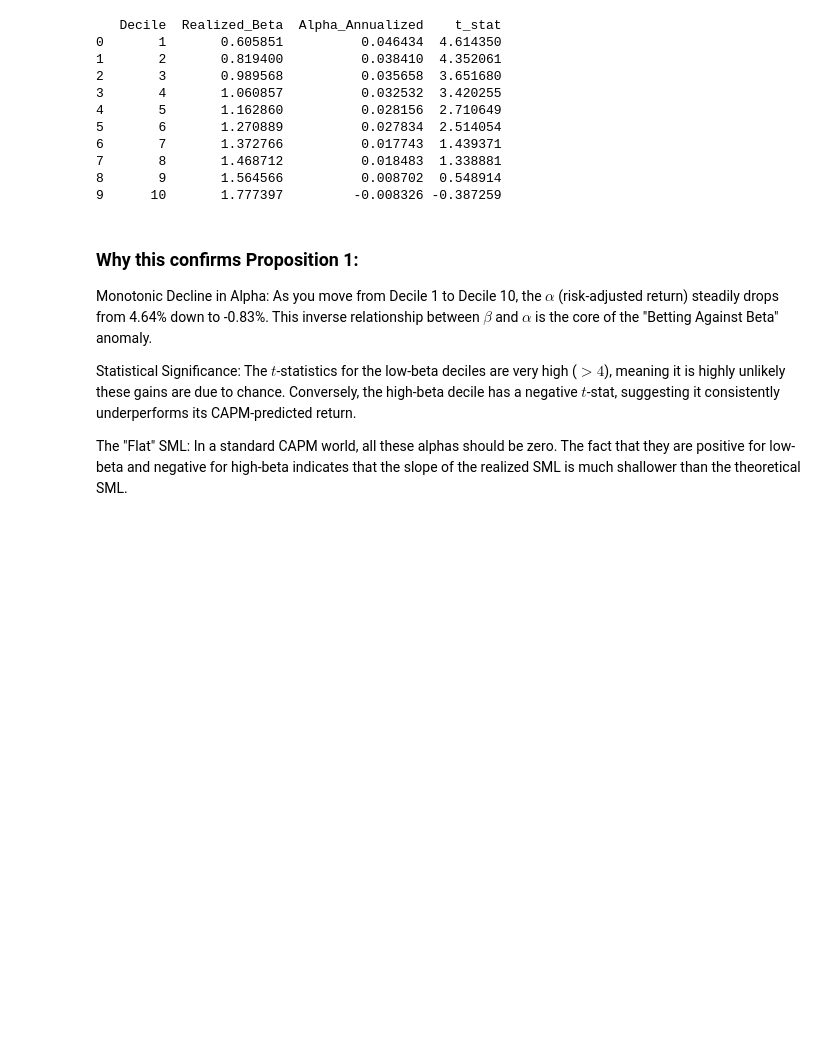
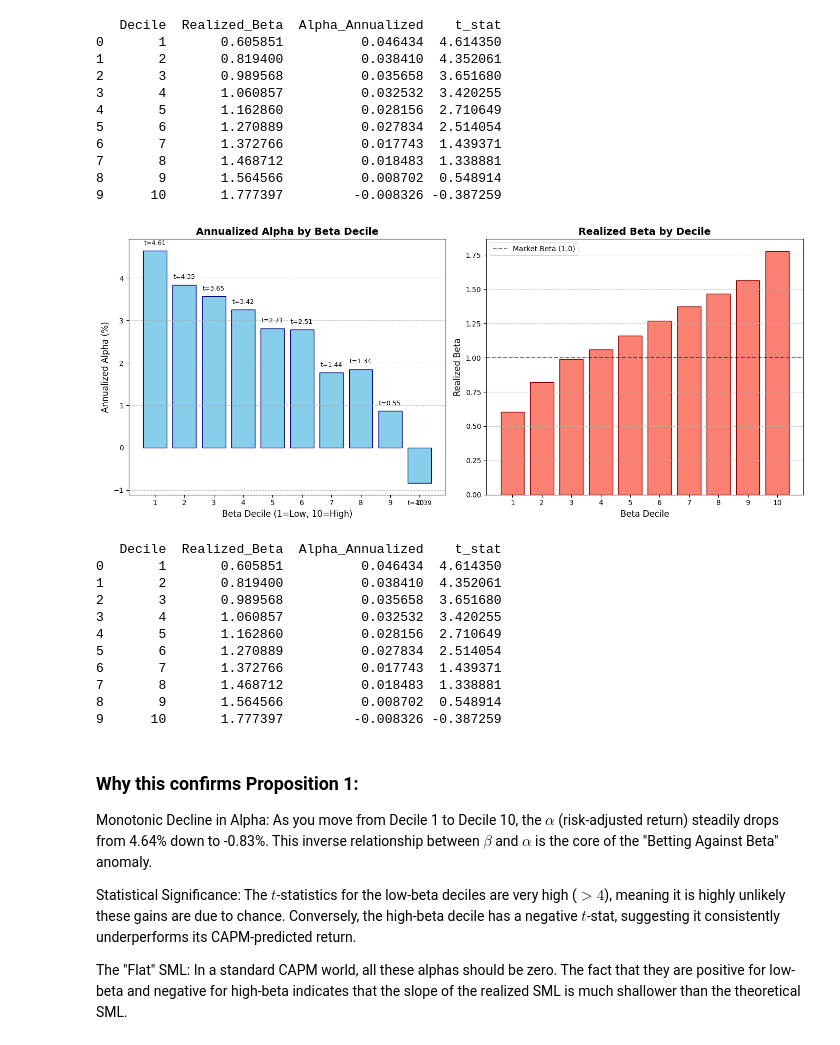
Before and after one commit to aruvins/Fund-Strategies-and-Performance, a Jupyter notebook: Final Paper/Rough Draft/bettingAgainstBeta.ipynb, the cells around one changed output. Saved outputs shown, nothing was run; the diff lists cells and outputs as text; code cells hidden in the pictures; blank space fills up the shorter version.

```diff
--- a/Final Paper/Rough Draft/bettingAgainstBeta.ipynb
+++ b/Final Paper/Rough Draft/bettingAgainstBeta.ipynb
@@ -149,6 +149,68 @@ print(results_df)
 7       8       1.468712          0.018483  1.338881
 8       9       1.564566          0.008702  0.548914
 9      10       1.777397         -0.008326 -0.387259
+# %%
+import pandas as pd
+import matplotlib.pyplot as plt
+
+# Data from the user's output
+data = {
+    'Decile': range(1, 11),
+    'Realized_Beta': [0.605851, 0.819400, 0.989568, 1.060857, 1.162860,
+                      1.270889, 1.372766, 1.468712, 1.564566, 1.777397],
+    'Alpha_Annualized': [0.046434, 0.038410, 0.035658, 0.032532, 0.028156,
+                         0.027834, 0.017743, 0.018483, 0.008702, -0.008326],
+    't_stat': [4.614350, 4.352061, 3.651680, 3.420255, 2.710649,
+               2.514054, 1.439371, 1.338881, 0.548914, -0.387259]
+}
+
+df_results = pd.DataFrame(data)
+
+# Set up the figure with two subplots
+fig, (ax1, ax2) = plt.subplots(1, 2, figsize=(14, 6))
+
+# Plot 1: Annualized Alpha
+bars1 = ax1.bar(df_results['Decile'], df_results['Alpha_Annualized'] * 100, color='skyblue', edgecolor='navy')
+ax1.set_title('Annualized Alpha by Beta Decile', fontsize=14, fontweight='bold')
+ax1.set_xlabel('Beta Decile (1=Low, 10=High)', fontsize=12)
+ax1.set_ylabel('Annualized Alpha (%)', fontsize=12)
+ax1.set_xticks(df_results['Decile'])
+ax1.grid(axis='y', linestyle='--', alpha=0.7)
+
+# Add t-stat labels on top of bars for Alpha
+for i, bar in enumerate(bars1):
+    yval = bar.get_height()
+    ax1.text(bar.get_x() + bar.get_width()/2, yval + (0.1 if yval > 0 else -0.4),
+             f't={df_results["t_stat"][i]:.2f}', ha='center', va='bottom' if yval > 0 else 'top', fontsize=9)
+
+# Plot 2: Realized Beta
+ax2.bar(df_results['Decile'], df_results['Realized_Beta'], color='salmon', edgecolor='darkred')
+ax2.set_title('Realized Beta by Decile', fontsize=14, fontweight='bold')
+ax2.set_xlabel('Beta Decile', fontsize=12)
+ax2.set_ylabel('Realized Beta', fontsize=12)
+ax2.set_xticks(df_results['Decile'])
+ax2.axhline(y=1, color='black', linestyle='--', alpha=0.5, label='Market Beta (1.0)')
+ax2.grid(axis='y', linestyle='--', alpha=0.7)
+ax2.legend()
+
+plt.tight_layout()
+plt.show()
+
+# Print values for verification in the response
+print(df_results)
+# %% [output]
+[figure, added]
+   Decile  Realized_Beta  Alpha_Annualized    t_stat
+0       1       0.605851          0.046434  4.614350
+1       2       0.819400          0.038410  4.352061
+2       3       0.989568          0.035658  3.651680
+3       4       1.060857          0.032532  3.420255
+4       5       1.162860          0.028156  2.710649
+5       6       1.270889          0.027834  2.514054
+6       7       1.372766          0.017743  1.439371
+7       8       1.468712          0.018483  1.338881
+8       9       1.564566          0.008702  0.548914
+9      10       1.777397         -0.008326 -0.387259
 # %% [markdown]
 ### Why this confirms Proposition 1:
 
```
Also changed, not shown: 1 other file.
